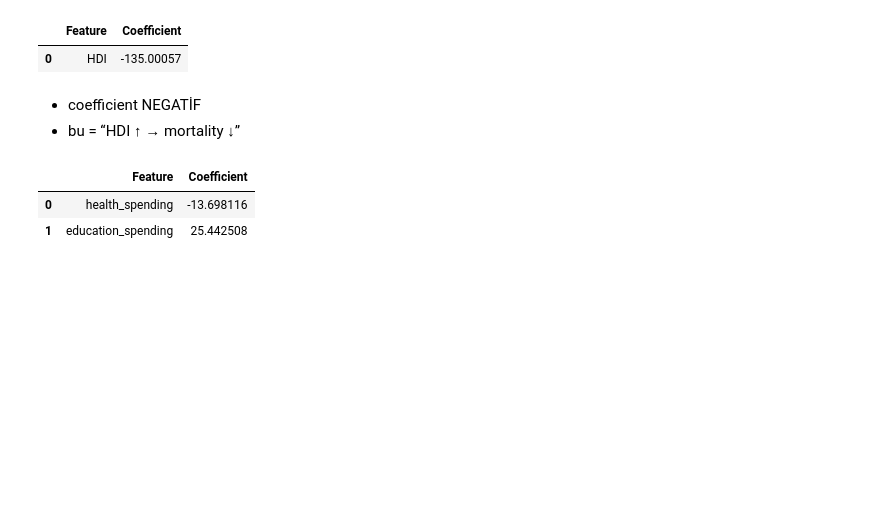
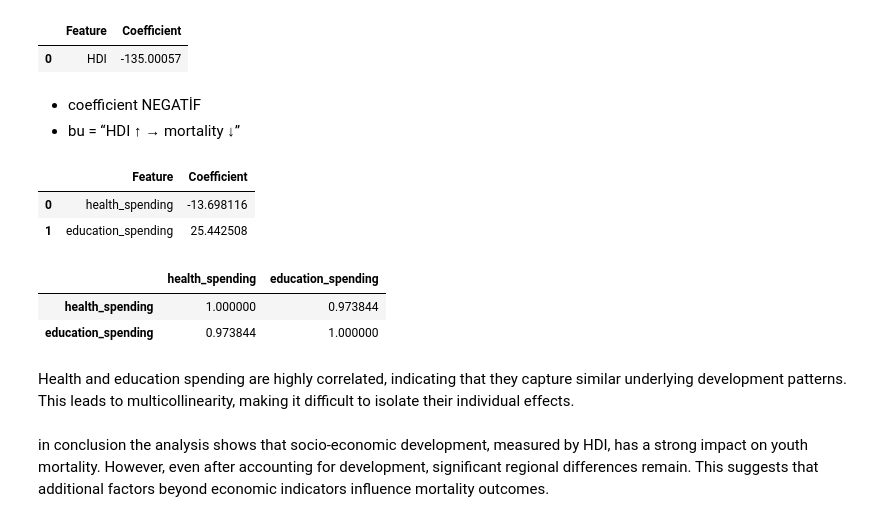
Before and after one commit to ecelule/dsa210project, a Jupyter notebook: youth_mortality_analysis_ML.ipynb, the cells around one changed output. Cells and saved outputs as stored; diff of their text form; code cells hidden in the pictures; blank space fills up the shorter version.

```diff
--- a/youth_mortality_analysis_ML.ipynb
+++ b/youth_mortality_analysis_ML.ipynb
@@ -528,3 +528,13 @@ coef_df
 |  | Feature | Coefficient |
 | 0 | health_spending | -13.698116 |
 | 1 | education_spending | 25.442508 |
+# %%
+df[["health_spending", "education_spending"]].corr()
+# %% [output]
+|  | health_spending | education_spending |
+| health_spending | 1.000000 | 0.973844 |
+| education_spending | 0.973844 | 1.000000 |
+# %% [markdown]
+Health and education spending are highly correlated, indicating that they capture similar underlying development patterns. This leads to multicollinearity, making it difficult to isolate their individual effects.
+# %% [markdown]
+in conclusion the analysis shows that socio-economic development, measured by HDI, has a strong impact on youth mortality. However, even after accounting for development, significant regional differences remain. This suggests that additional factors beyond economic indicators influence mortality outcomes.
```
